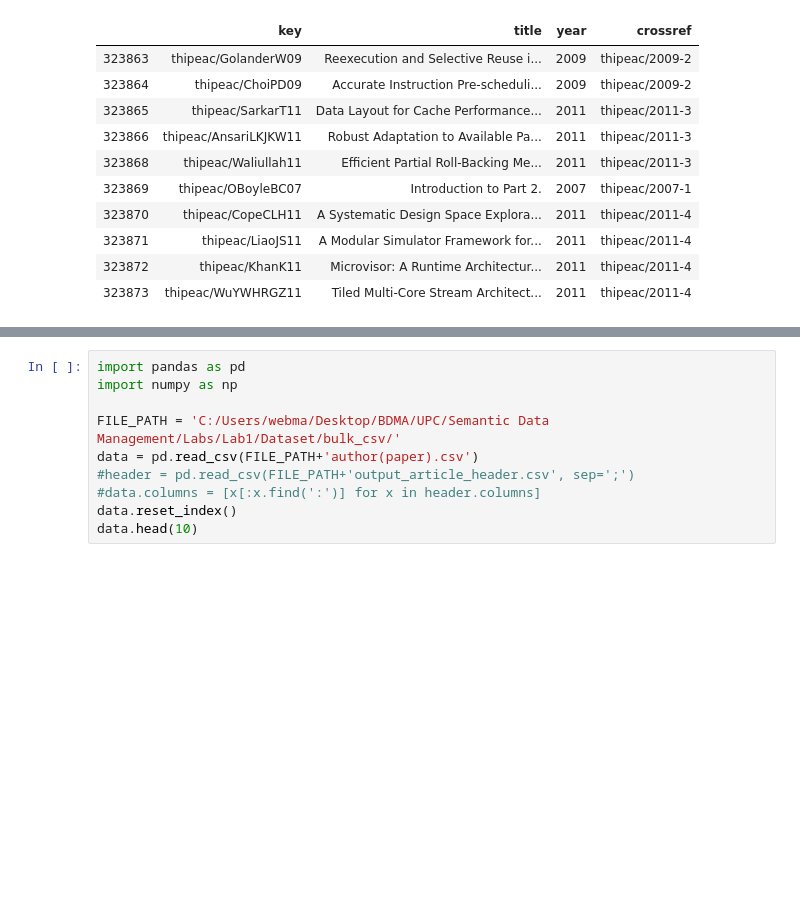
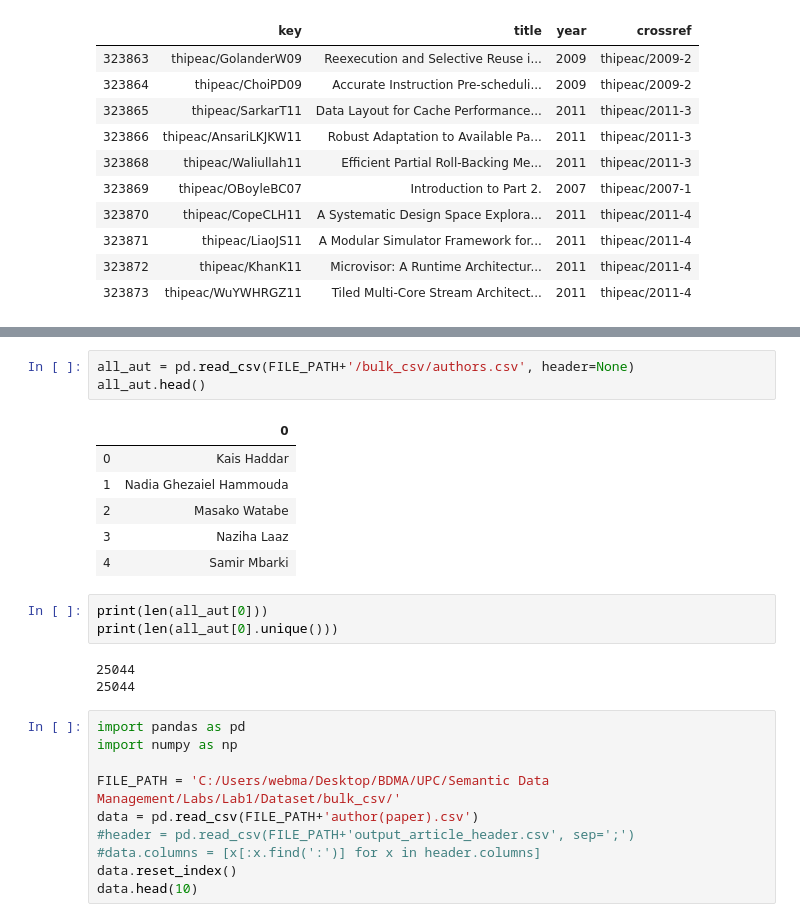
Before and after one commit to JimTsesm/Property-graph-for-DBLP, a Jupyter notebook: src/preprocessing/Preprocessing_article.ipynb, the cells around one changed output, grey strips where cells are left out. Cells and saved outputs as stored; diff of their text form; blank space fills up the shorter version.

```diff
--- a/src/preprocessing/Preprocessing_article.ipynb
+++ b/src/preprocessing/Preprocessing_article.ipynb
@@ -111,3 +123,19 @@ new_author.to_csv(FILE_PATH+'bulk_csv/author(paper).csv', index=False)
+# %%
+all_aut = pd.read_csv(FILE_PATH+'/bulk_csv/authors.csv', header=None)
+all_aut.head()
+# %% [output]
+|  | 0 |
+| 0 | Kais Haddar |
+| 1 | Nadia Ghezaiel Hammouda |
+| 2 | Masako Watabe |
+| 3 | Naziha Laaz |
+| 4 | Samir Mbarki |
+# %%
+print(len(all_aut[0]))
+print(len(all_aut[0].unique()))
+# %% [output]
+25044
+25044
 # %%
 import pandas as pd
 import numpy as np
```
Also changed, not shown: parts of 6 cells of this notebook, 2 other files.
